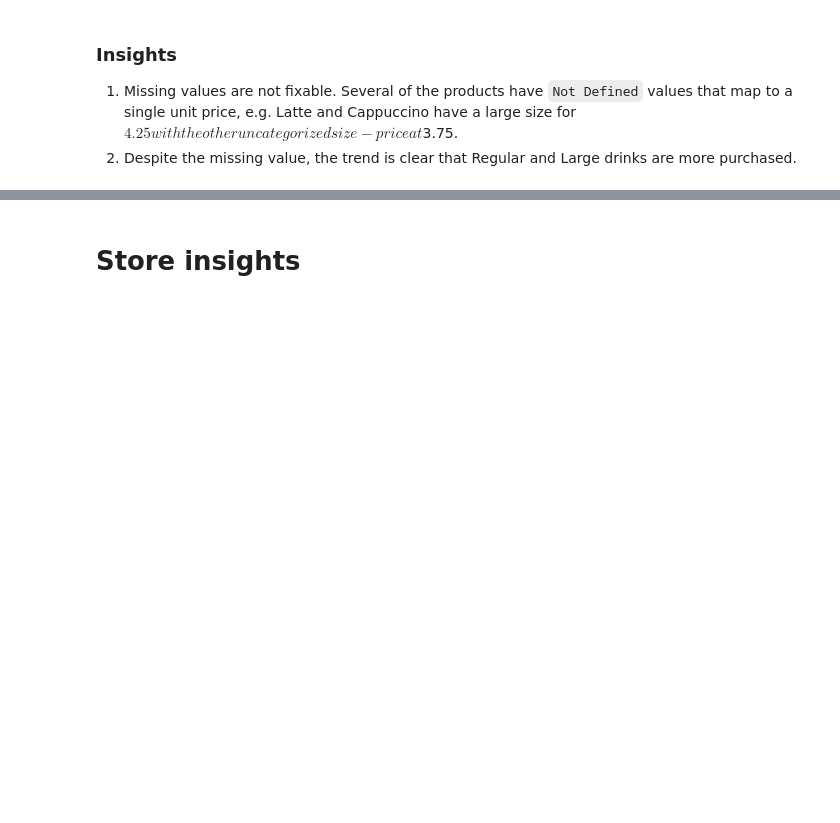
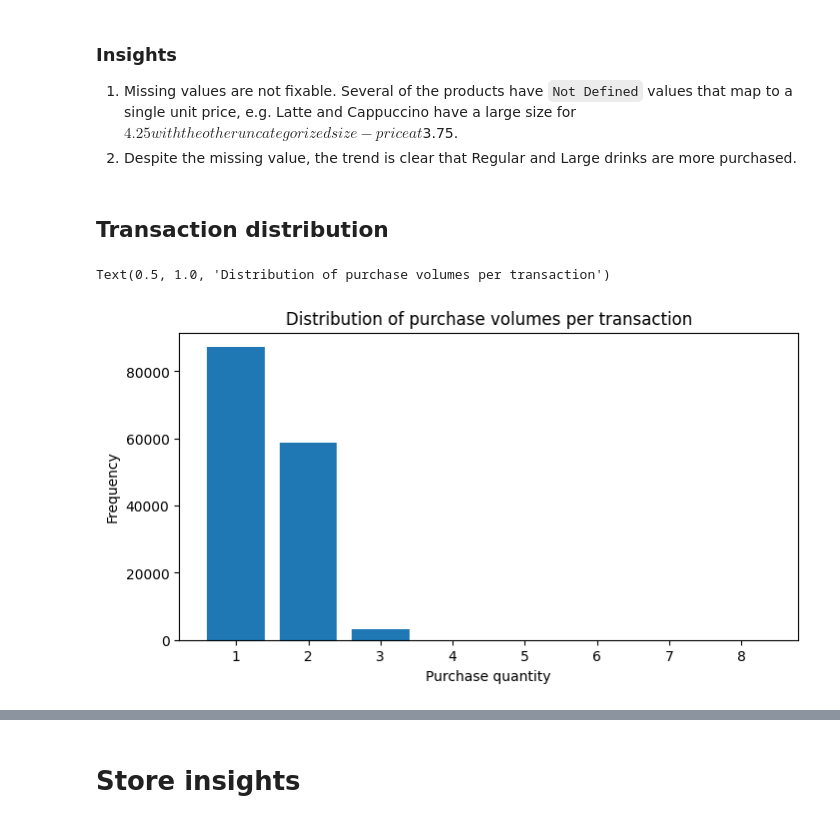
Before and after one commit to mlcuadra1/Coffee-Shop-EDA, a Jupyter notebook: notebooks/eda.ipynb, the cells around one changed output, grey strips where cells are left out. Cells and saved outputs as stored; diff of their text form; code cells hidden in the pictures; blank space fills up the shorter version.

```diff
--- a/notebooks/eda.ipynb
+++ b/notebooks/eda.ipynb
@@ -328,3 +339,16 @@ Text(0.5, 1.0, 'Distribution of drink sizes purchased')
 ### Insights
 1. Missing values are not fixable. Several of the products have `Not Defined` values that map to a single unit price, e.g. Latte and Cappuccino have a large size for $4.25 with the other uncategorized size-price at $3.75.
 2. Despite the missing value, the trend is clear that Regular and Large drinks are more purchased.
+# %% [markdown]
+## Transaction distribution
+# %%
+transaction_qty_count = data.groupby('transaction_qty').size()
+
+fig, ax0 = plt.subplots(figsize=figsize1_1)
+ax0.bar(transaction_qty_count.index, transaction_qty_count.values)
+ax0.set_xlabel('Purchase quantity')
+ax0.set_ylabel('Frequency')
+ax0.set_title('Distribution of purchase volumes per transaction')
+# %% [output]
+Text(0.5, 1.0, 'Distribution of purchase volumes per transaction')
+[figure, added]
```
Also changed, not shown: parts of 8 cells of this notebook.
